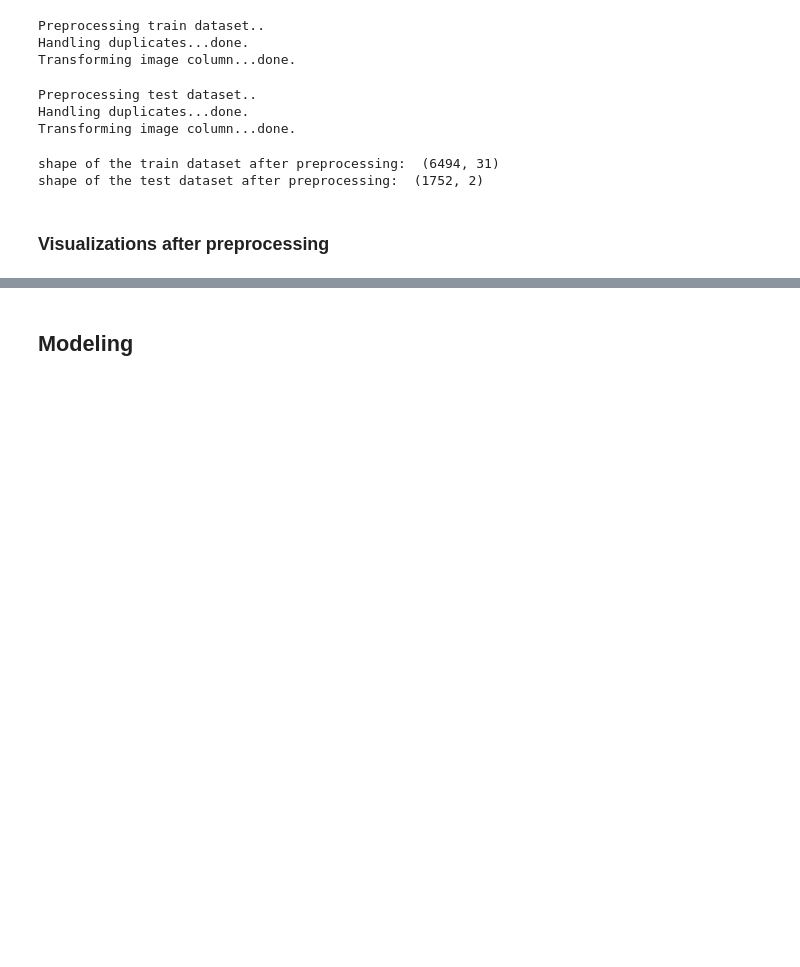
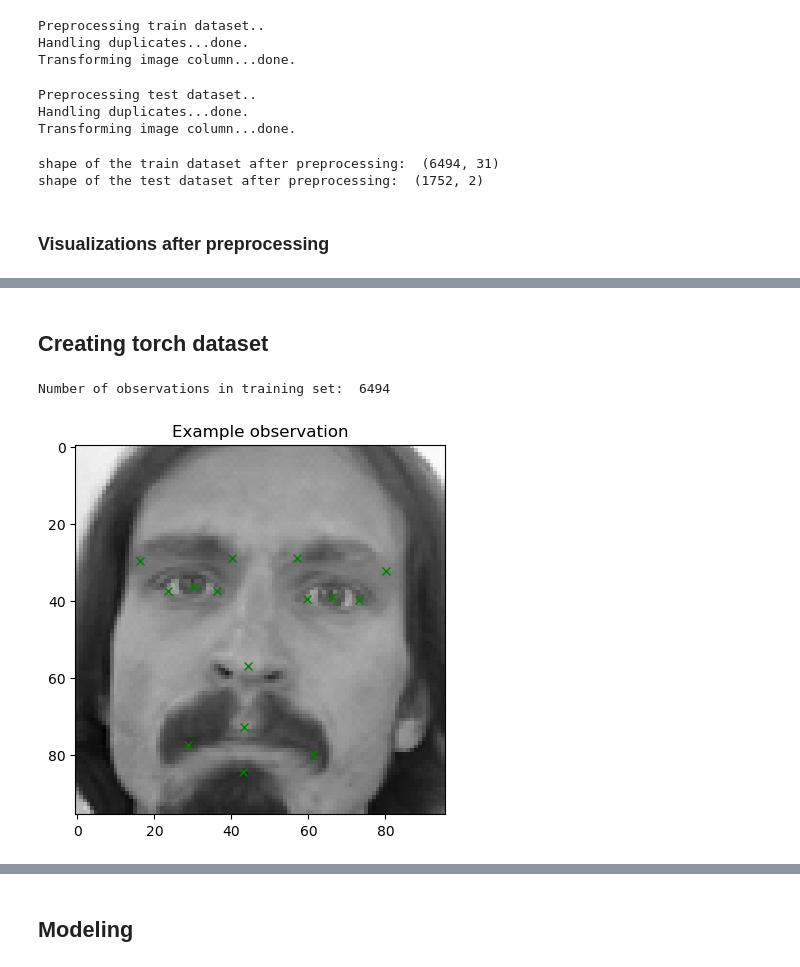
Before and after one commit to WJakubowsk/facial_keypoints_detection, a Jupyter notebook: notebooks/pipeline.ipynb, the cells around one changed output, grey strips where cells are left out. Drawn from its saved outputs; the diff is of its cells as text; code cells hidden in the pictures; blank space fills up the shorter version.

```diff
--- a/notebooks/pipeline.ipynb
+++ b/notebooks/pipeline.ipynb
@@ -150,0 +180,15 @@ for i in range(16):
+# %% [markdown]
+## Creating torch dataset
+# %%
+dataset = FacialKeypointsDataset(df_train)
+print("Number of observations in training set: ", len(dataset))
+datapoint = dataset[0]
+img = datapoint['image']
+keypoints = datapoint['keypoints']
+plt.imshow(img, cmap='gray')
+plt.plot(keypoints[0::2], keypoints[1::2], 'gx')
+plt.title("Example observation")
+plt.show()
+# %% [output]
+Number of observations in training set:  6494
+[figure, added]
```
Also changed, not shown: parts of 9 cells of this notebook.
